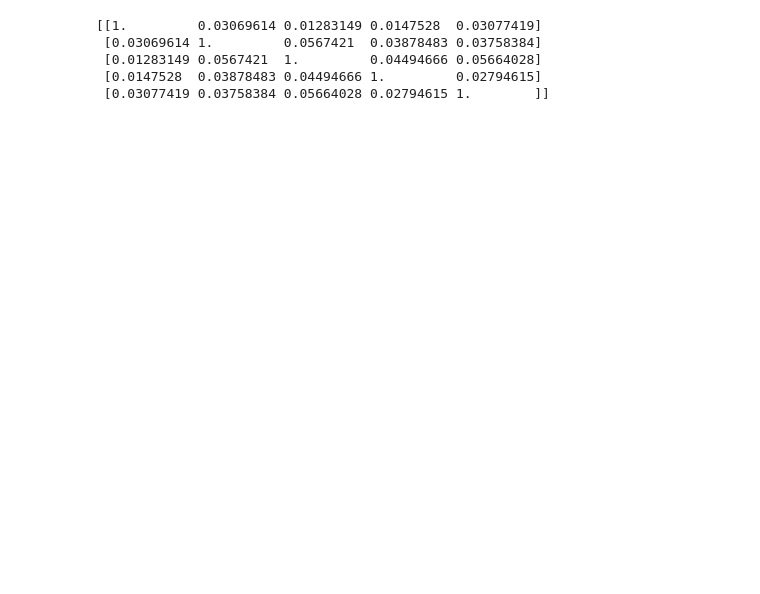
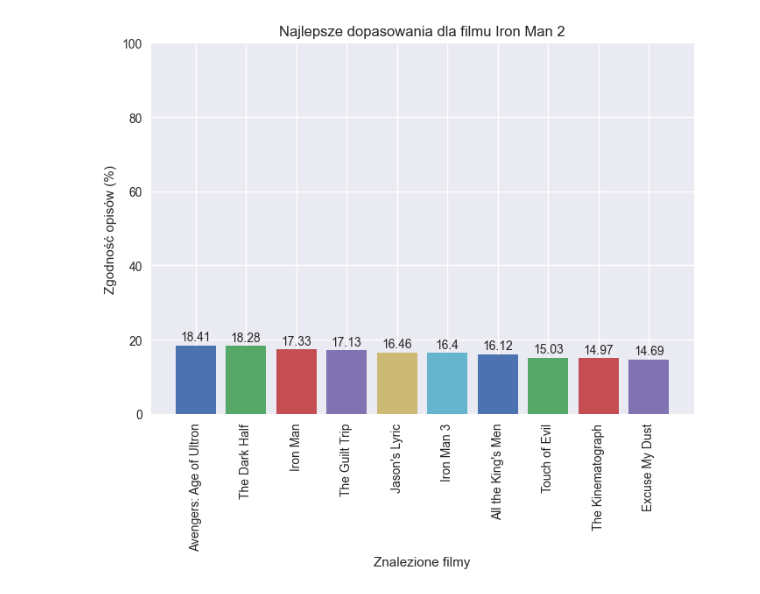
Before and after one commit to pgarwol/MovieRecommender, a Jupyter notebook: search_engine.ipynb, the cells around one changed output. Saved outputs shown, nothing was run; the diff lists cells and outputs as text; code cells hidden in the pictures; blank space fills up the shorter version.

```diff
--- a/search_engine.ipynb
+++ b/search_engine.ipynb
@@ -114,0 +148,4 @@ tfidf_matrix = vectorizer.fit_transform(movies_subset['overview'].values)
+# %%
+# TODO: ustawić parametry np. min_df, max_df, stopwords
+tfidf_vect = TfidfVectorizer()
+tfidf_matrix = tfidf_vect.fit_transform(movies['overview'].values)
@@ -115,13 +154,9 @@ tfidf_matrix = vectorizer.fit_transform(movies_subset['overview'].values)
 # %%
-# TODO: mieerzenie czasu line_profilerem
-
 # Macierz stworzona przy użyciu 'cosine similarity'
-t1 = time.time()
 cosine_sim_matrix = cosine_similarity(tfidf_matrix, tfidf_matrix)
-t2 = time.time()
-print('Czas: {}s'.format(round((t2-t1), 2)))
 print('Ilość wierszy: {}\nIlość kolumn: {}'.format(*cosine_sim_matrix.shape))
 
 # Macierz przedstawia kombinację podobieństwa wszystkich filmów (opisów)
-print(cosine_sim_matrix[:5, :5])
+movies_cosine = pd.DataFrame(cosine_sim_matrix, index=movies['title'].values, columns=movies['title'].values)
+print(movies_cosine.head())
 # %% [output]
@@ -136,18 +180,34 @@ Ilość kolumn: 44506
-# %%
-# TODO: mieerzenie czasu line_profilerem
-
-# Macierz stworzona przy użyciu 'linear kernel'
-t1 = time.time()
-linear_kernel_matrix = linear_kernel(tfidf_matrix, tfidf_matrix)
-t2 = time.time()
-print('Czas: {}s'.format(round((t2-t1), 2)))
-print('Ilość wierszy: {}\nIlość kolumn: {}'.format(*linear_kernel_matrix.shape))
-
-# Ta macierz również przedstawia kombinację podobieństwa wszystkich filmów (opisów)
-print(linear_kernel_matrix[:5, :5])
-# %% [output]
-[[1.         0.03069614 0.01283149 0.0147528  0.03077419]
- [0.03069614 1.         0.0567421  0.03878483 0.03758384]
- [0.01283149 0.0567421  1.         0.04494666 0.05664028]
- [0.0147528  0.03878483 0.04494666 1.         0.02794615]
- [0.03077419 0.03758384 0.05664028 0.02794615 1.        ]]
+# %%
+# Funkcja wyszukująca
+def find_similar_to(title=''):
+    similiarities = movies_cosine.loc[title]
+    # Ucinamy pierwszy element - zawiera ten sam film
+    top_similiarities = similiarities.sort_values(ascending=False)
+
+    # Zwracamy top 10 wyników
+    return dict(top_similiarities[1:11].items())
+# %%
+def create_chart_for_matches(matches={}, title="", save=False):
+    plt.style.use('seaborn-v0_8')
+    fig, ax = plt.subplots()
+
+    for movie, similarity in matches.items():
+        rects = ax.bar(movie, np.round(similarity*100, 2))
+        ax.bar_label(rects, padding=2)
+
+    plt.ylim(0, 100)
+    ax.set_title('Najlepsze dopasowania dla filmu {}'.format(title))
+    ax.set_xticklabels(matches.keys(), rotation=90)
+    ax.set_xlabel('Znalezione filmy')
+    ax.set_ylabel('Zgodność opisów (%)')
+
+    plt.show()
+
+    if save:
+        fig.savefig('{}_matches.jpg'.format(title.replace(' ', '_')))
+# %%
+movie_title = 'Iron Man 2'
+top_matches = find_similar_to(title=movie_title)
+create_chart_for_matches(matches=top_matches, title=movie_title, save=True)
+# %% [output]
+[figure, added]
```
Also changed, not shown: parts of 17 cells of this notebook.
